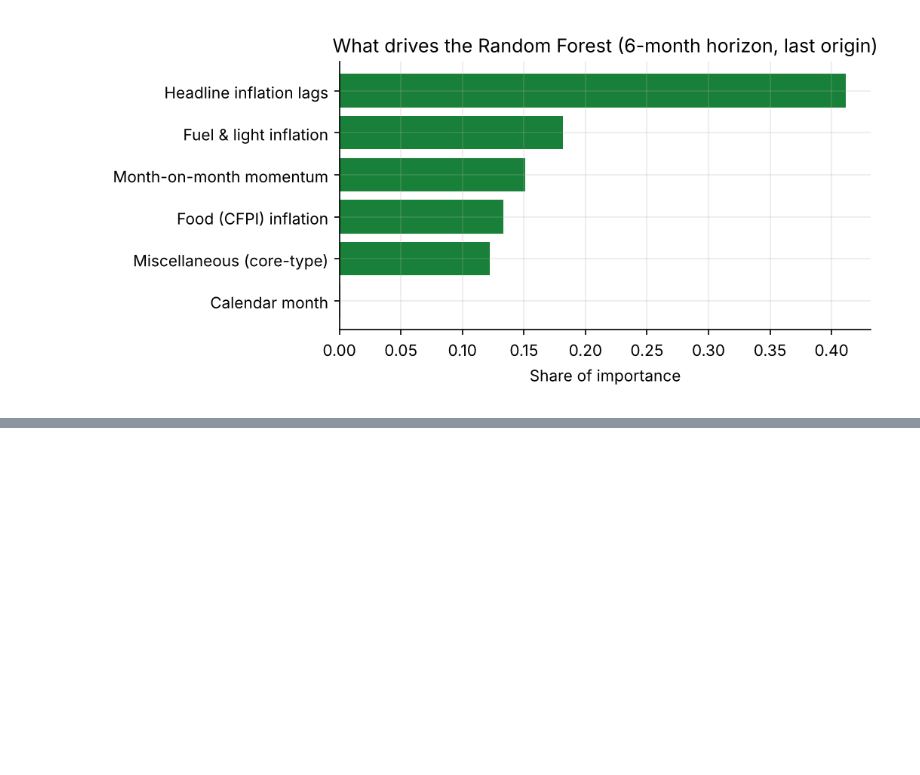
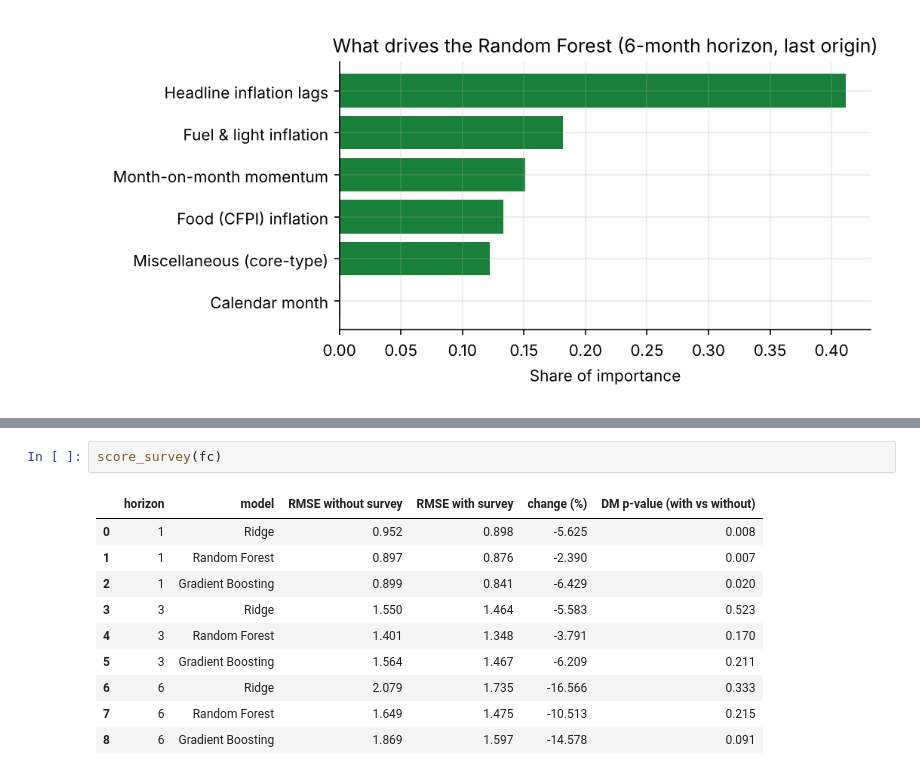
Before and after one commit to amanhooda2005/rbi-cpi-forecasting, a Jupyter notebook: notebooks/cpi_inflation_forecasting.ipynb, the cells around one changed output, grey strips where cells are left out. Saved outputs shown, nothing was run; the diff lists cells and outputs as text; blank space fills up the shorter version.

```diff
--- a/notebooks/cpi_inflation_forecasting.ipynb
+++ b/notebooks/cpi_inflation_forecasting.ipynb
@@ -118,0 +131,13 @@ display(Image('../figures/04_rf_feature_importance.png'))
+# %%
+score_survey(fc)
+# %% [output]
+|  | horizon | model | RMSE without survey | RMSE with survey | change (%) | DM p-value (with vs without) |
+| 0 | 1 | Ridge | 0.952 | 0.898 | -5.625 | 0.008 |
+| 1 | 1 | Random Forest | 0.897 | 0.876 | -2.390 | 0.007 |
+| 2 | 1 | Gradient Boosting | 0.899 | 0.841 | -6.429 | 0.020 |
+| 3 | 3 | Ridge | 1.550 | 1.464 | -5.583 | 0.523 |
+| 4 | 3 | Random Forest | 1.401 | 1.348 | -3.791 | 0.170 |
+| 5 | 3 | Gradient Boosting | 1.564 | 1.467 | -6.209 | 0.211 |
+| 6 | 6 | Ridge | 2.079 | 1.735 | -16.566 | 0.333 |
+| 7 | 6 | Random Forest | 1.649 | 1.475 | -10.513 | 0.215 |
+| 8 | 6 | Gradient Boosting | 1.869 | 1.597 | -14.578 | 0.091 |
```
Also changed, not shown: parts of 9 cells of this notebook, 12 other files.
